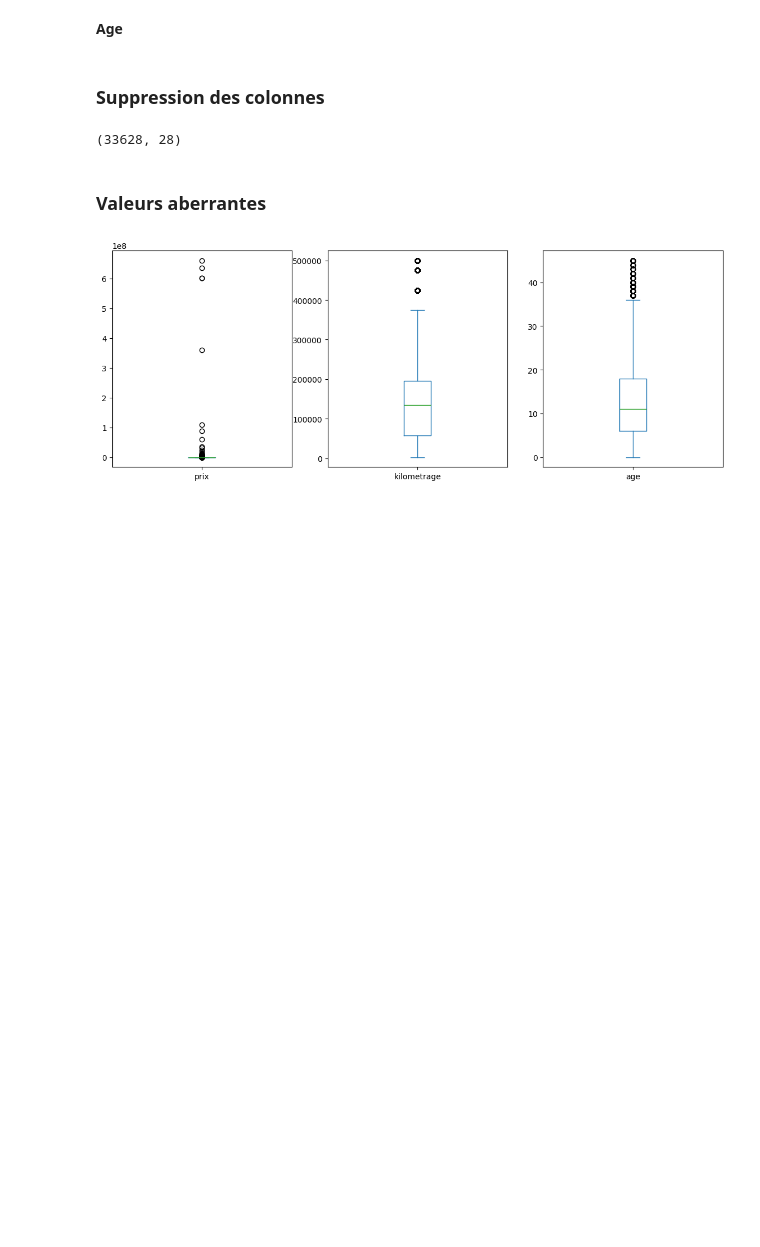
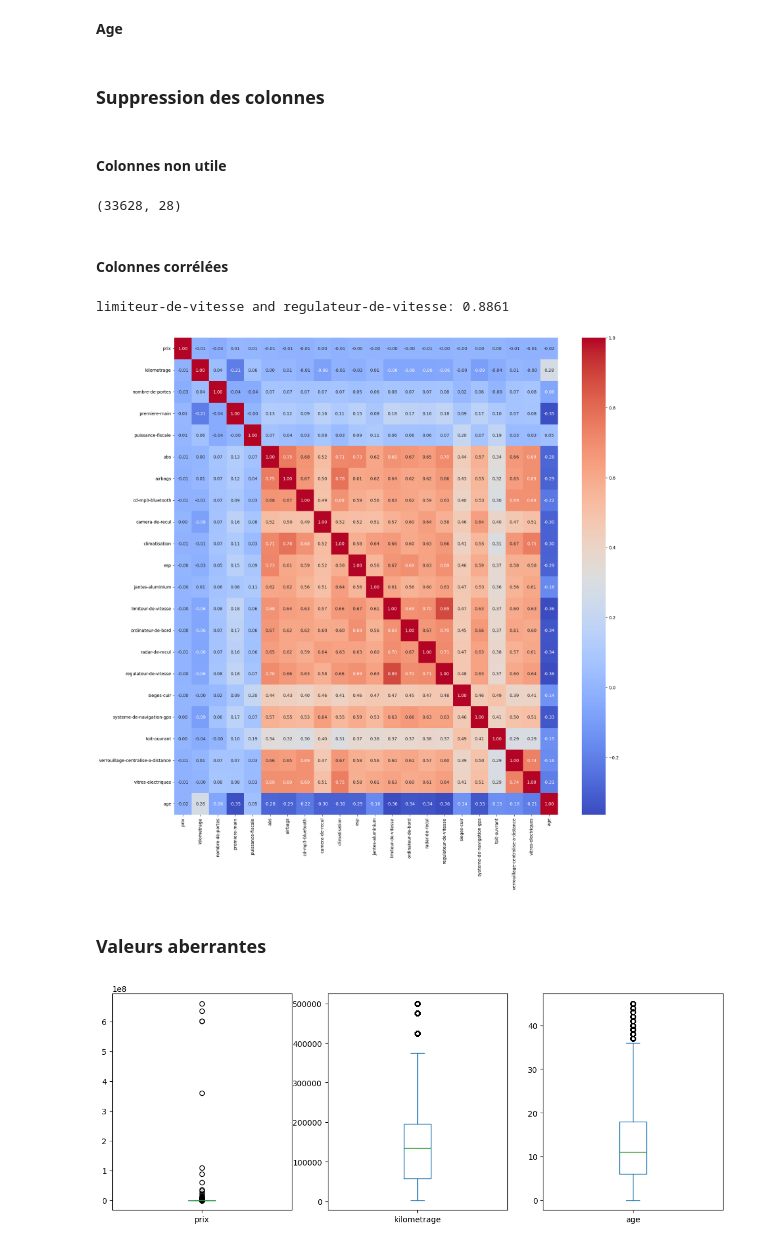
Before and after one commit to abdelhaqelamraoui/ml_mini_project, a Jupyter notebook: cleaning.ipynb, the cells around one changed output. Cells and saved outputs as stored; diff of their text form; code cells hidden in the pictures; blank space fills up the shorter version.

```diff
--- a/cleaning.ipynb
+++ b/cleaning.ipynb
@@ -510,6 +509,8 @@ df_add = df_puiss.copy()
 df_add['age'] = 2025 - df_puiss['annee-modele']
 # %% [markdown]
 ### **Suppression des colonnes**
+# %% [markdown]
+#### **Colonnes non utile**
 # %%
 cols = ['titre', 'localisation', 'annee-modele']
 
@@ -518,3 +519,20 @@ df_suppr = df_add.drop(columns=cols)
 df_suppr.shape
 # %% [output]
 (33628, 28)
+# %% [markdown]
+#### **Colonnes corrélées**
+# %%
+corr = df_suppr.corr(numeric_only=True)
+threshold = 0.8
+
+high_corr = np.where(np.abs(corr) > threshold)
+
+for x, y in zip(*high_corr):
+    if x != y and x < y:  # Avoid duplicates and self-correlations
+        print(f"{corr.index[x]} and {corr.columns[y]}: {corr.iloc[x, y]:.4f}")
+
+plt.figure(figsize=(20, 20))
+sns.heatmap(corr, annot=True, cmap='coolwarm', fmt='.2f');
+# %% [output]
+limiteur-de-vitesse and regulateur-de-vitesse: 0.8861
+[figure, added]
```
Also changed, not shown: parts of 6 cells of this notebook, 5 other files.
